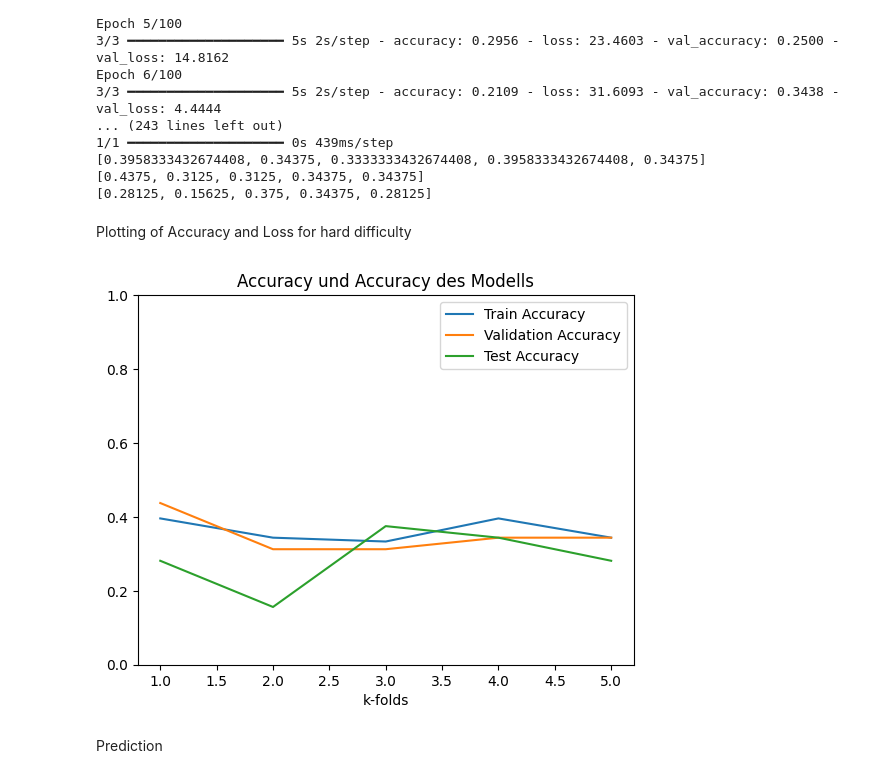
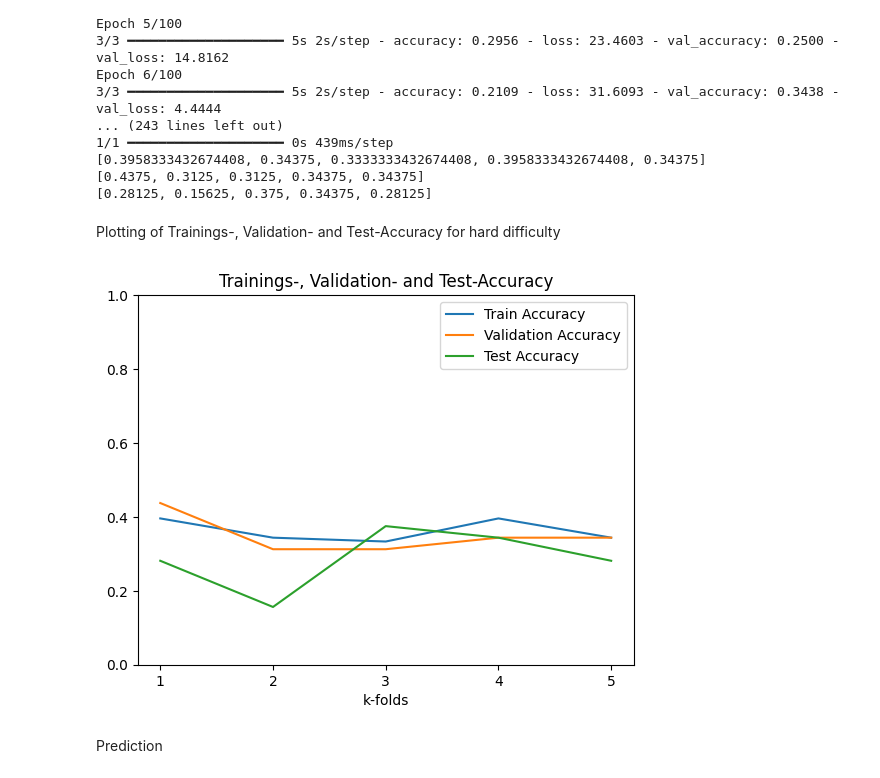
Before and after one commit to D0dizzle/Machine-and-Deep-Learning, a Jupyter notebook: Prüfung.ipynb, the cells around one changed output. Saved outputs shown, nothing was run; the diff lists cells and outputs as text; code cells hidden in the pictures.

```diff
--- a/Prüfung.ipynb
+++ b/Prüfung.ipynb
@@ -227,7 +227,7 @@ plt.show()
 # %% [markdown]
 Prediction
 # %%
-for j in rane(len(prediction_e)):
+for j in range(len(prediction_e)):
     print(f"Model {j+1} ")
     print(f"Accuracy: {prediction_e[j]}%")
 # %% [output]
@@ -287,20 +287,20 @@ Epoch 6/100
 [0.4375, 0.3125, 0.3125, 0.34375, 0.34375]
 [0.28125, 0.15625, 0.375, 0.34375, 0.28125]
 # %% [markdown]
-Plotting of Accuracy and Loss for hard difficulty
+Plotting of Trainings-, Validation- and Test-Accuracy for hard difficulty
 # %%
-#auch noch zu überarbeiten
 y_ticks = [0, 0.2, 0.4, 0.6, 0.8, 1]
 plt.plot(range(1, k+1), accuracy_h)
 plt.plot(range(1, k+1), val_accuracy_h)
 plt.plot(range(1, k+1), eval_accuracy_h)
-plt.title('Accuracy und Accuracy des Modells')
+plt.title('Trainings-, Validation- and Test-Accuracy')
 plt.xlabel('k-folds')
 plt.yticks(y_ticks)
+plt.xticks(np.arange(1, k+1))
 plt.gca().legend(('Train Accuracy', 'Validation Accuracy', 'Test Accuracy'))
 plt.show()
 # %% [output]
-[figure, old version]
+[figure, new version]
 # %% [markdown]
 Prediction
 # %%
```
Also changed, not shown: parts of 4 cells of this notebook.
